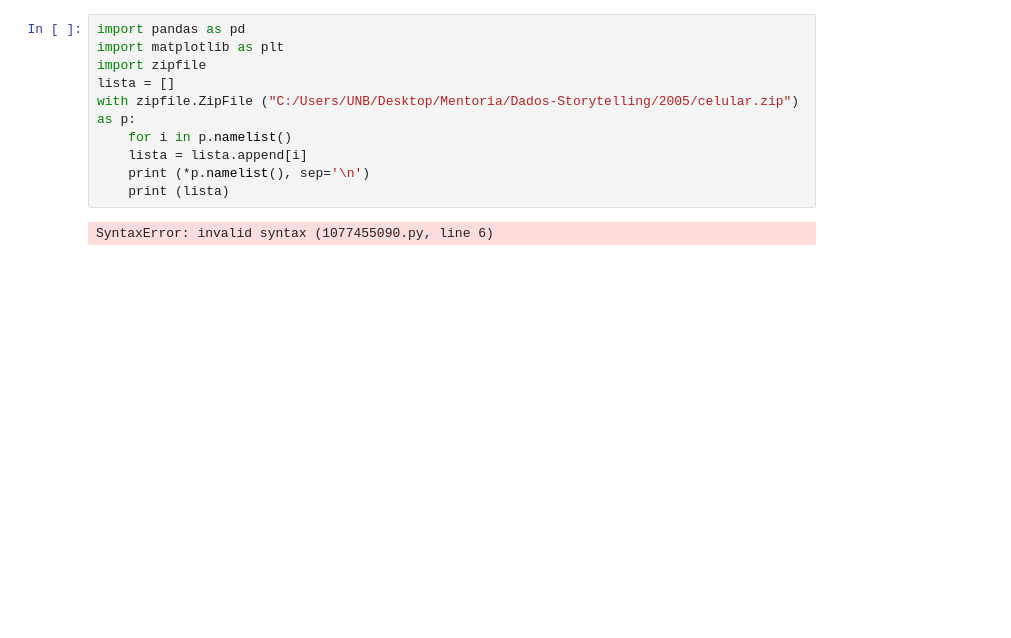
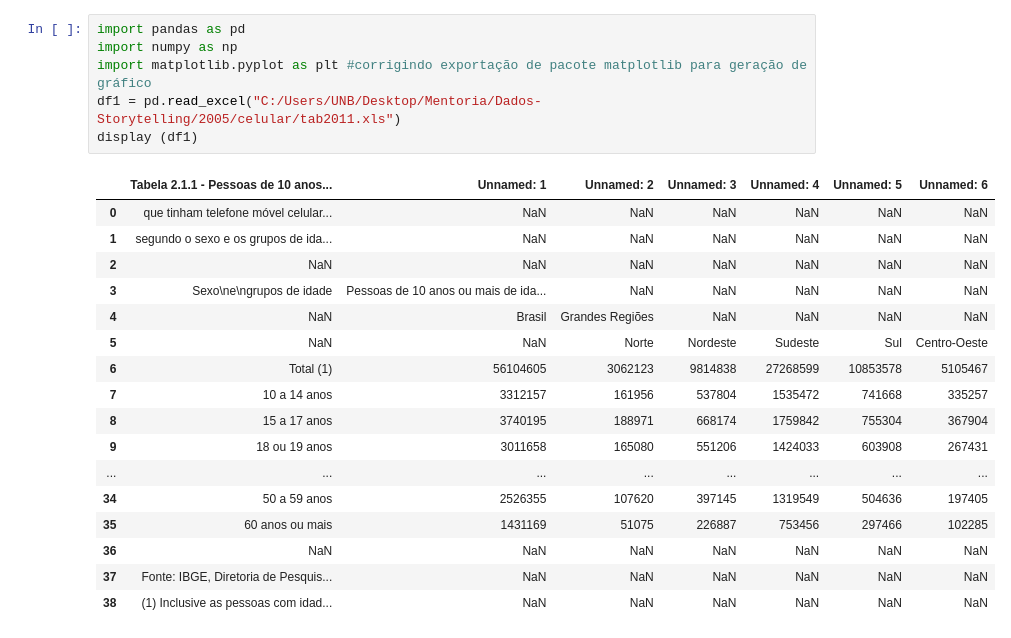
Before and after one commit to LopesJosiel/Storytelling, a Jupyter notebook: Analise.ipynb, the cells around one changed output. Saved outputs shown, nothing was run; the diff lists cells and outputs as text; blank space fills up the shorter version.

```diff
--- a/Analise.ipynb
+++ b/Analise.ipynb
@@ -1,12 +16,24 @@
 # %%
 import pandas as pd
-import matplotlib as plt
-import zipfile
-lista = []
-with zipfile.ZipFile ("C:/Users/UNB/Desktop/Mentoria/Dados-Storytelling/2005/celular.zip") as p:
-    for i in p.namelist()
-    lista = lista.append[i]
-    print (*p.namelist(), sep='\n')
-    print (lista)
+import numpy as np
+import matplotlib.pyplot as plt #corrigindo exportação de pacote matplotlib para geração de gráfico
+df1 = pd.read_excel("C:/Users/UNB/Desktop/Mentoria/Dados-Storytelling/2005/celular/tab2011.xls")
+display (df1)
 # %% [output]
-SyntaxError: invalid syntax (1077455090.py, line 6)
+|  | Tabela 2.1.1 - Pessoas de 10 anos... | Unnamed: 1 | Unnamed: 2 | Unnamed: 3 | Unnamed: 4 | Unnamed: 5 | Unnamed: 6 |
+| 0 | que tinham telefone móvel celular... | NaN | NaN | NaN | NaN | NaN | NaN |
+| 1 | segundo o sexo e os grupos de ida... | NaN | NaN | NaN | NaN | NaN | NaN |
+| 2 | NaN | NaN | NaN | NaN | NaN | NaN | NaN |
+| 3 | Sexo\ne\ngrupos de idade | Pessoas de 10 anos ou mais de ida... | NaN | NaN | NaN | NaN | NaN |
+| 4 | NaN | Brasil | Grandes Regiões | NaN | NaN | NaN | NaN |
+| 5 | NaN | NaN | Norte | Nordeste | Sudeste | Sul | Centro-Oeste |
+| 6 | Total (1) | 56104605 | 3062123 | 9814838 | 27268599 | 10853578 | 5105467 |
+| 7 | 10 a 14 anos | 3312157 | 161956 | 537804 | 1535472 | 741668 | 335257 |
+| 8 | 15 a 17 anos | 3740195 | 188971 | 668174 | 1759842 | 755304 | 367904 |
+| 9 | 18 ou 19 anos | 3011658 | 165080 | 551206 | 1424033 | 603908 | 267431 |
+| ... | ... | ... | ... | ... | ... | ... | ... |
+| 34 | 50 a 59 anos | 2526355 | 107620 | 397145 | 1319549 | 504636 | 197405 |
+| 35 | 60 anos ou mais | 1431169 | 51075 | 226887 | 753456 | 297466 | 102285 |
+| 36 | NaN | NaN | NaN | NaN | NaN | NaN | NaN |
+| 37 | Fonte: IBGE, Diretoria de Pesquis... | NaN | NaN | NaN | NaN | NaN | NaN |
+| 38 | (1) Inclusive as pessoas com idad... | NaN | NaN | NaN | NaN | NaN | NaN |
```
Also changed, not shown: parts of 5 cells of this notebook, 8 other files.
